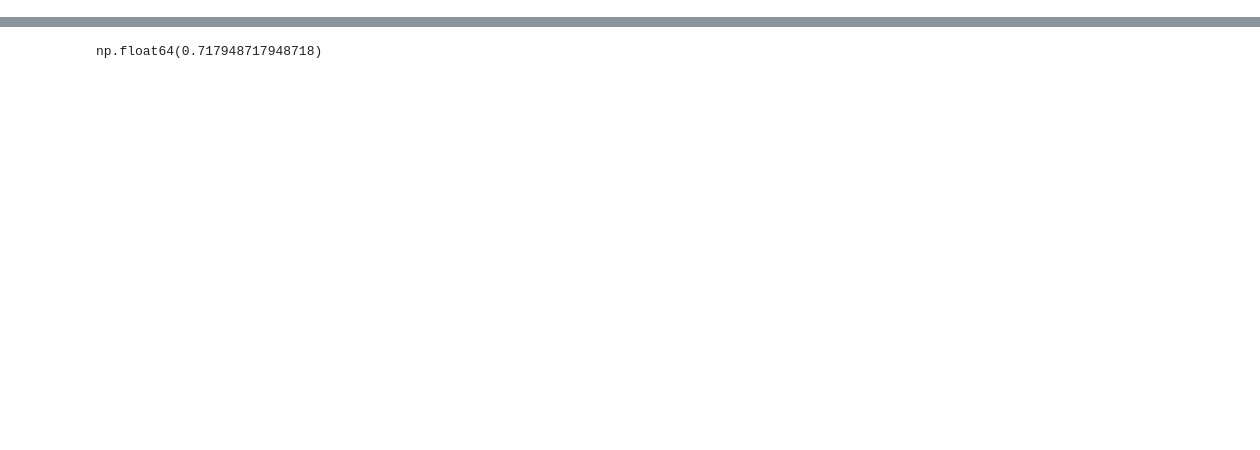
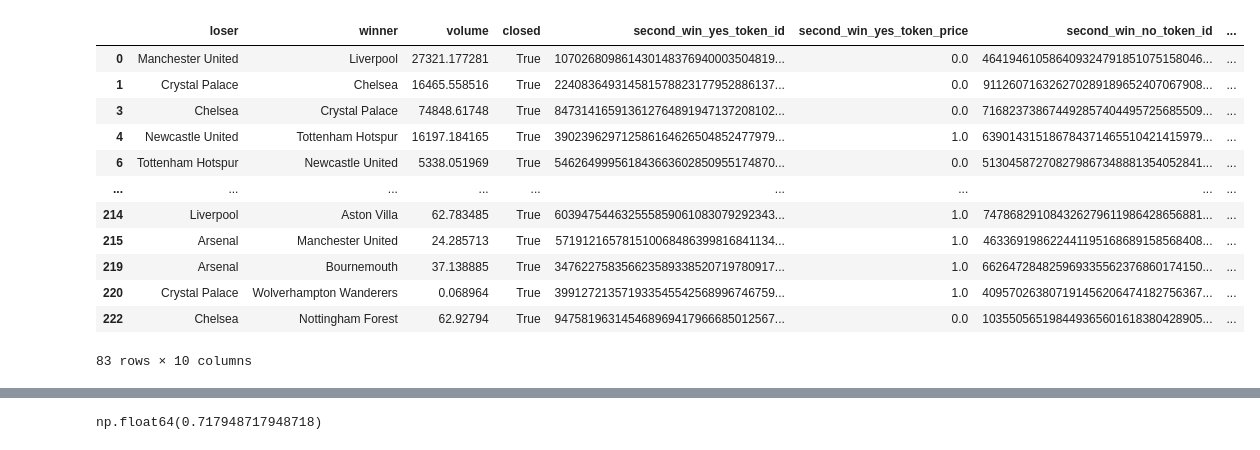
Before and after one commit to magnusross/polymarket-strats, a Jupyter notebook: analysis.ipynb, the cells around one changed output, grey strips where cells are left out. Saved outputs shown, nothing was run; the diff lists cells and outputs as text; code cells hidden in the pictures; blank space fills up the shorter version.

```diff
--- a/analysis.ipynb
+++ b/analysis.ipynb
@@ -71,0 +73,59 @@ procesed_df = (
+# %%
+traded_wl_df = (
+    traded_df[~traded_df.is_draw]
+    .drop(columns=[c for c in traded_df.columns if "outcome" in c])
+    .rename(columns={c: c.replace("first", "first_win_yes") for c in traded_df.columns})
+    .rename(columns={c: c.replace("second", "first_win_no") for c in traded_df.columns})
+    .drop(
+        columns=[
+            "is_draw",
+            "question",
+            "condition_id",
+            "question_id",
+            "id",
+            "description",
+            "end_date_iso",
+            "uma_end_data",
+        ]
+    )
+)
+
+traded_wl_df_switched = (
+    traded_df[~traded_df.is_draw]
+    .drop(columns=[c for c in traded_df.columns if "outcome" in c])
+    .rename(columns={"winner": "loser", "loser": "winner"})
+    .rename(
+        columns={c: c.replace("first", "second_win_yes") for c in traded_df.columns}
+    )
+    .rename(
+        columns={c: c.replace("second", "second_win_no") for c in traded_df.columns}
+    )
+    .drop(
+        columns=[
+            "is_draw",
+            "question",
+            "condition_id",
+            "question_id",
+            "id",
+            "description",
+            "end_date_iso",
+            "uma_end_data",
+        ]
+    )
+)
+
+traded_wl_df_switched
+# %% [output]
+|  | loser | winner | volume | closed | second_win_yes_token_id | second_win_yes_token_price | second_win_no_token_id | ... |
+| 0 | Manchester United | Liverpool | 27321.177281 | True | 107026809861430148376940003504819... | 0.0 | 464194610586409324791851075158046... | ... |
+| 1 | Crystal Palace | Chelsea | 16465.558516 | True | 224083649314581578823177952886137... | 0.0 | 911260716326270289189652407067908... | ... |
+| 3 | Chelsea | Crystal Palace | 74848.61748 | True | 847314165913612764891947137208102... | 0.0 | 716823738674492857404495725685509... | ... |
+| 4 | Newcastle United | Tottenham Hotspur | 16197.184165 | True | 390239629712586164626504852477979... | 1.0 | 639014315186784371465510421415979... | ... |
+| 6 | Tottenham Hotspur | Newcastle United | 5338.051969 | True | 546264999561843663602850955174870... | 0.0 | 513045872708279867348881354052841... | ... |
+| ... | ... | ... | ... | ... | ... | ... | ... | ... |
+| 214 | Liverpool | Aston Villa | 62.783485 | True | 603947544632555859061083079292343... | 1.0 | 747868291084326279611986428656881... | ... |
+| 215 | Arsenal | Manchester United | 24.285713 | True | 571912165781510068486399816841134... | 1.0 | 463369198622441195168689158568408... | ... |
+| 219 | Arsenal | Bournemouth | 37.138885 | True | 347622758356623589338520719780917... | 1.0 | 662647284825969335562376860174150... | ... |
+| 220 | Crystal Palace | Wolverhampton Wanderers | 0.068964 | True | 399127213571933545542568996746759... | 1.0 | 409570263807191456206474182756367... | ... |
+| 222 | Chelsea | Nottingham Forest | 62.92794 | True | 947581963145468969417966685012567... | 0.0 | 103550565198449365601618380428905... | ... |
+83 rows × 10 columns
```
Also changed, not shown: parts of 8 cells of this notebook, 4 other files.
